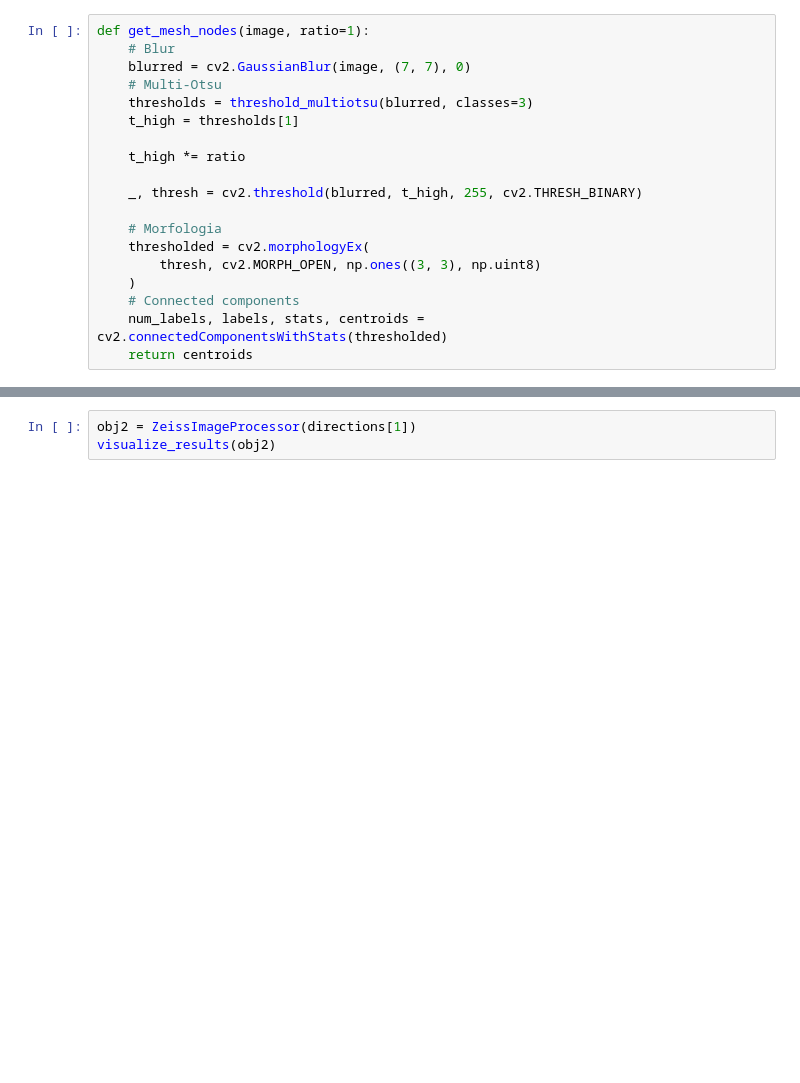
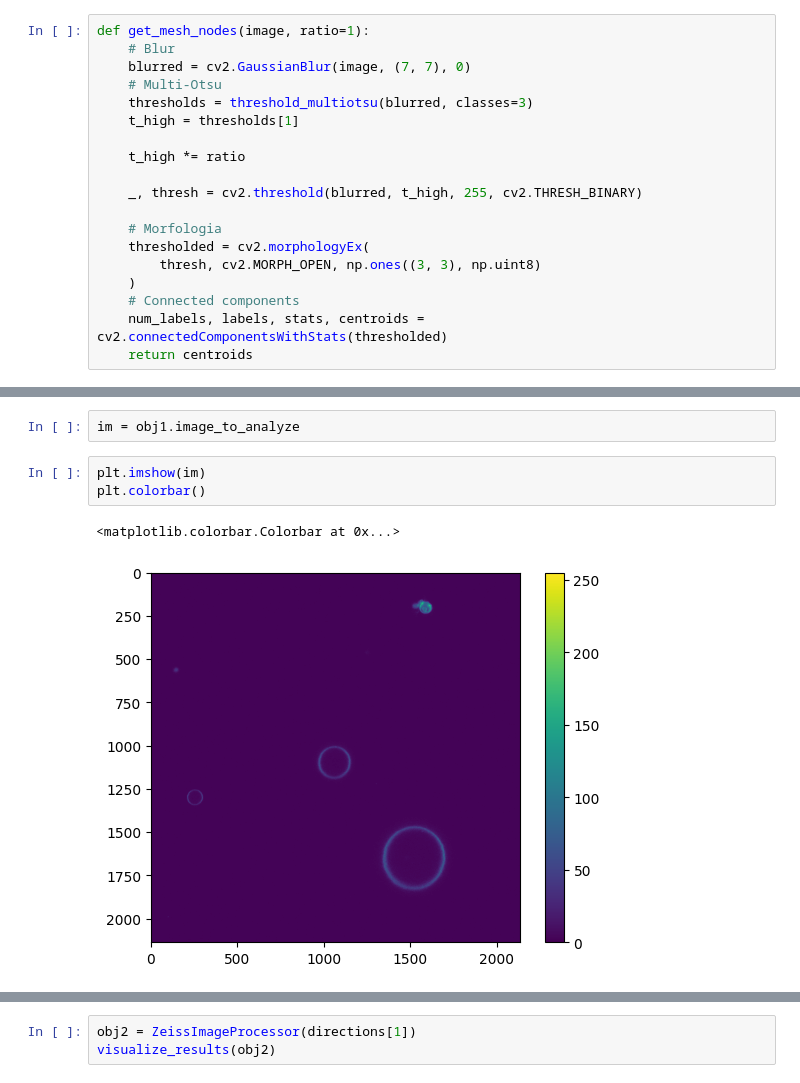
Before and after one commit to antonilis/ZeissAutomation, a Jupyter notebook: image_preprocessing/image_visualizer.ipynb, the cells around one changed output, grey strips where cells are left out. Saved outputs shown, nothing was run; the diff lists cells and outputs as text; blank space fills up the shorter version.

```diff
--- a/image_preprocessing/image_visualizer.ipynb
+++ b/image_preprocessing/image_visualizer.ipynb
@@ -46,0 +81,8 @@ def visualize_results(ZIP_object):
+# %%
+im = obj1.image_to_analyze
+# %%
+plt.imshow(im)
+plt.colorbar()
+# %% [output]
+<matplotlib.colorbar.Colorbar at 0x...>
+[figure, added]
```
Also changed, not shown: parts of 23 cells of this notebook, 3 other files.
